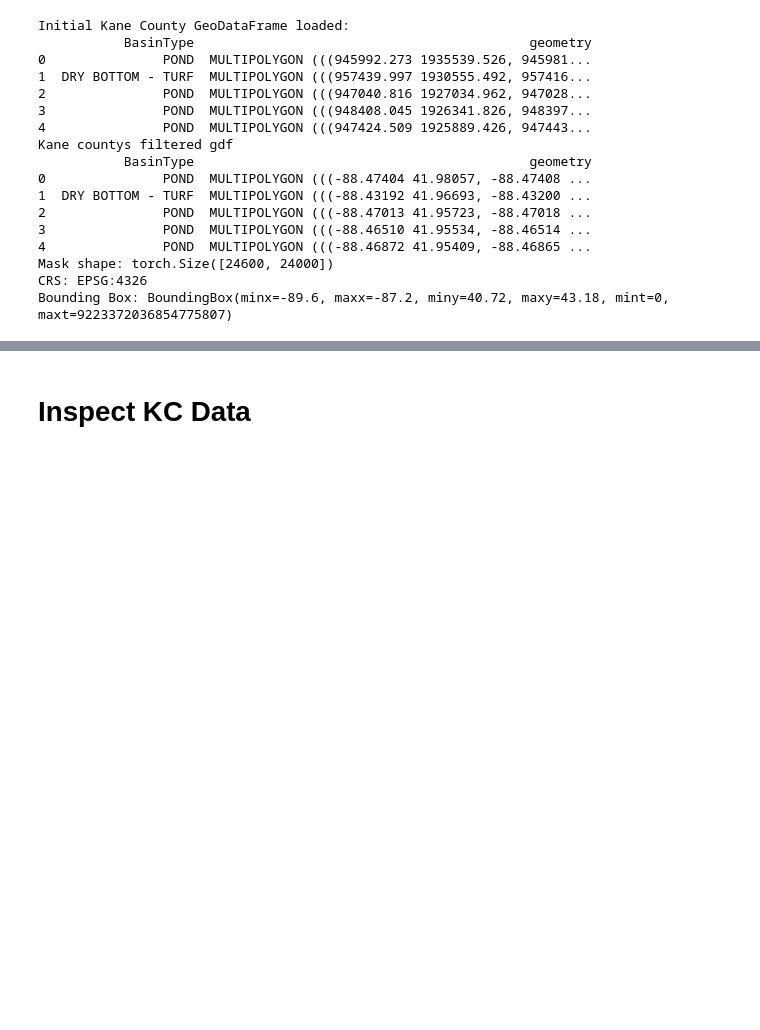
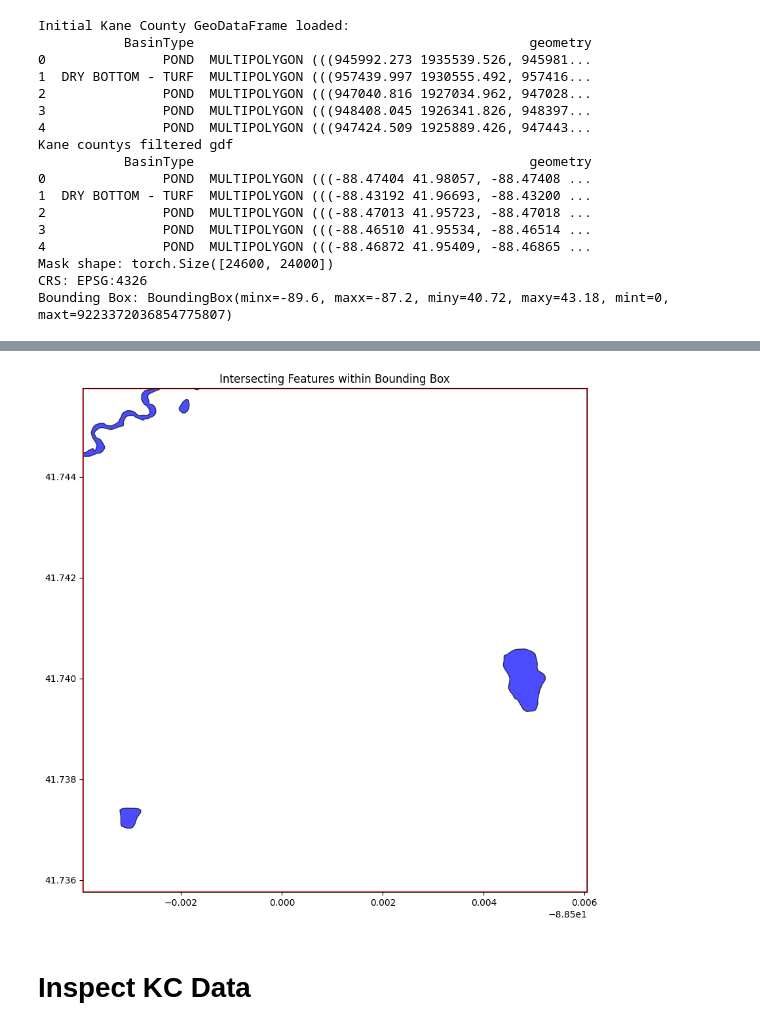
Before and after one commit to dsi-clinic/CMAP, a Jupyter notebook: data/river_processing.ipynb, the cells around one changed output, grey strips where cells are left out. Saved outputs shown, nothing was run; the diff lists cells and outputs as text; code cells hidden in the pictures; blank space fills up the shorter version.

```diff
--- a/data/river_processing.ipynb
+++ b/data/river_processing.ipynb
@@ -295,3 +240,10 @@ Kane countys filtered gdf
 Mask shape: torch.Size([24600, 24000])
 CRS: EPSG:4326
 Bounding Box: BoundingBox(minx=-89.6, maxx=-87.2, miny=40.72, maxy=43.18, mint=0, maxt=9223372036854775807)
+# %%
+import pandas as pd
+import geopandas as gpd
+
+combo = kc_dataset | river_dataset
+
+combo = gpd.GeoDataFrame(pd.concat([kc_dataset.gdf, river_dataset.gdf], ignore_index=True))
@@ -298,3 +266,43 @@ Bounding Box: BoundingBox(minx=-89.6, maxx=-87.2, miny=40.72, maxy=43.18, mint=0
+# %%
+import geopandas as gpd
+import matplotlib.pyplot as plt
+from shapely.geometry import box
+import random
+
+# Define the extent of your combo GeoDataFrame
+minx, miny, maxx, maxy = combo.total_bounds
+
+# Generate random coordinates within the extent
+width, height = 0.01, 0.01  # Set desired bounding box size
+random_x = random.uniform(minx, maxx - width)
+random_y = random.uniform(miny, maxy - height)
+
+# Create a random bounding box geometry
+random_bbox = box(random_x, random_y, random_x + width, random_y + height)
+
+# Select features in combo that intersect with the random bounding box
+intersecting_features = combo[combo.geometry.intersects(random_bbox)]
+
+# Plotting
+fig, ax = plt.subplots(figsize=(10, 10))
+
+# Only plot intersecting features and set axis limits to focus on the bounding box
+if not intersecting_features.empty:
+    intersecting_features.plot(ax=ax, color="blue", edgecolor="black", alpha=0.7)
+
+# Plot the bounding box in red
+gpd.GeoSeries([random_bbox]).plot(ax=ax, color="none", edgecolor="red", linewidth=2)
+
+# Zoom in to the bounding box area
+ax.set_xlim(random_bbox.bounds[0], random_bbox.bounds[2])
+ax.set_ylim(random_bbox.bounds[1], random_bbox.bounds[3])
+
+# Set an equal aspect ratio for accurate spatial representation
+ax.set_aspect('equal')
+plt.title("Intersecting Features within Bounding Box")
+plt.show()
+# %% [output]
+[figure, added]
 # %% [markdown]
 # Inspect KC Data
 # %%
```
Also changed, not shown: parts of 28 cells of this notebook, 9 other files.
